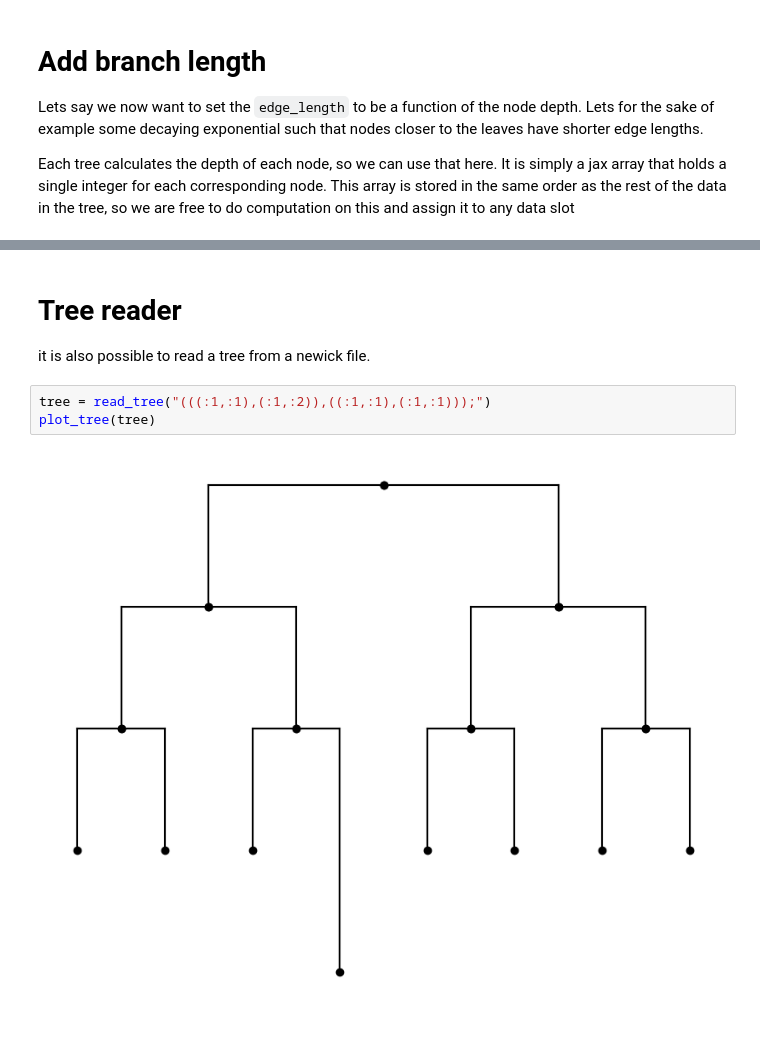
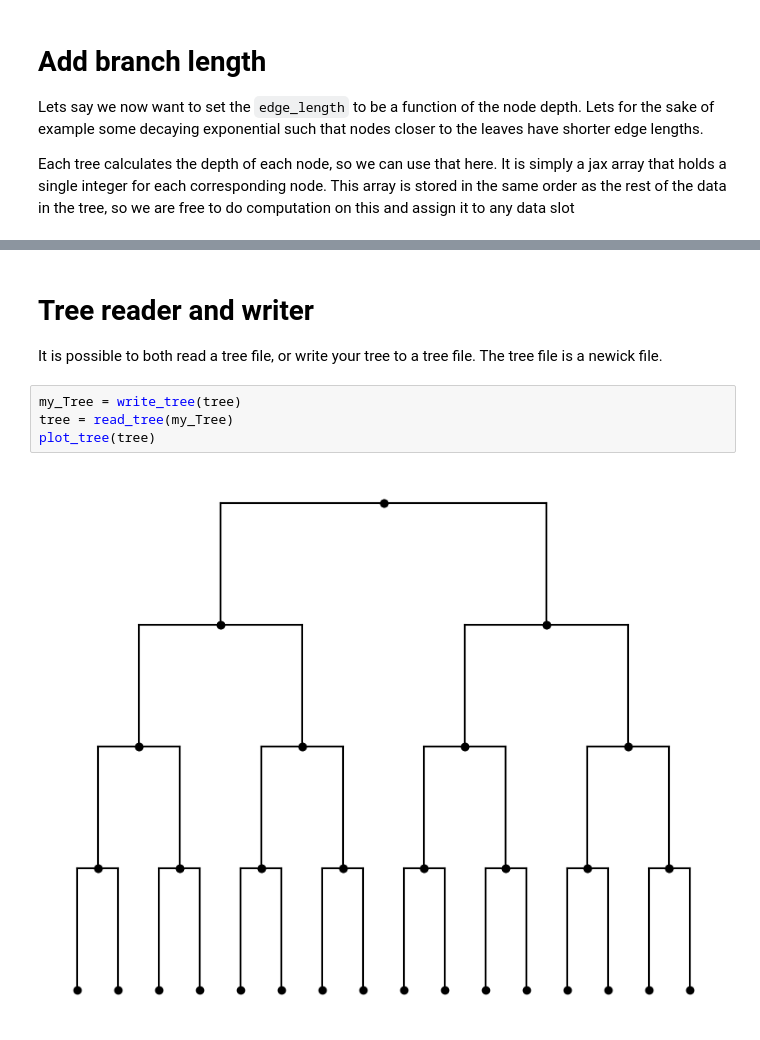
Before and after one commit to ComputationalEvolutionaryMorphometry/hyperiax, a Jupyter notebook: examples/Tree building.ipynb, the cells around one changed output, grey strips where cells are left out. Drawn from its saved outputs; the diff is of its cells as text.

Commit message:
write_tree
Updated the write_tree function, such that it is possible to both read and write a tree string to export the tree

```diff
--- a/examples/Tree building.ipynb
+++ b/examples/Tree building.ipynb
@@ -72,11 +73,12 @@ plot_tree(tree)
 [figure]
 # %% [markdown]
-# Tree reader
-it is also possible to read a tree from a newick file.
+# Tree reader and writer
+It is possible to both read a tree file, or write your tree to a tree file. The tree file is a newick file.
-# %%
-tree = read_tree("(((:1,:1),(:1,:2)),((:1,:1),(:1,:1)));")
-plot_tree(tree)
-# %% [output]
-[figure, removed]
+# %%
+my_Tree = write_tree(tree)
+tree = read_tree(my_Tree)
+plot_tree(tree)
+# %% [output]
+[figure, added]
 # %%
 #Smaller subset of the tree from Kawahara 2023 (DOI: 10.1038/s41559-023-02041-9),
```
Also changed, not shown: parts of 3 cells of this notebook, 1 other file.
